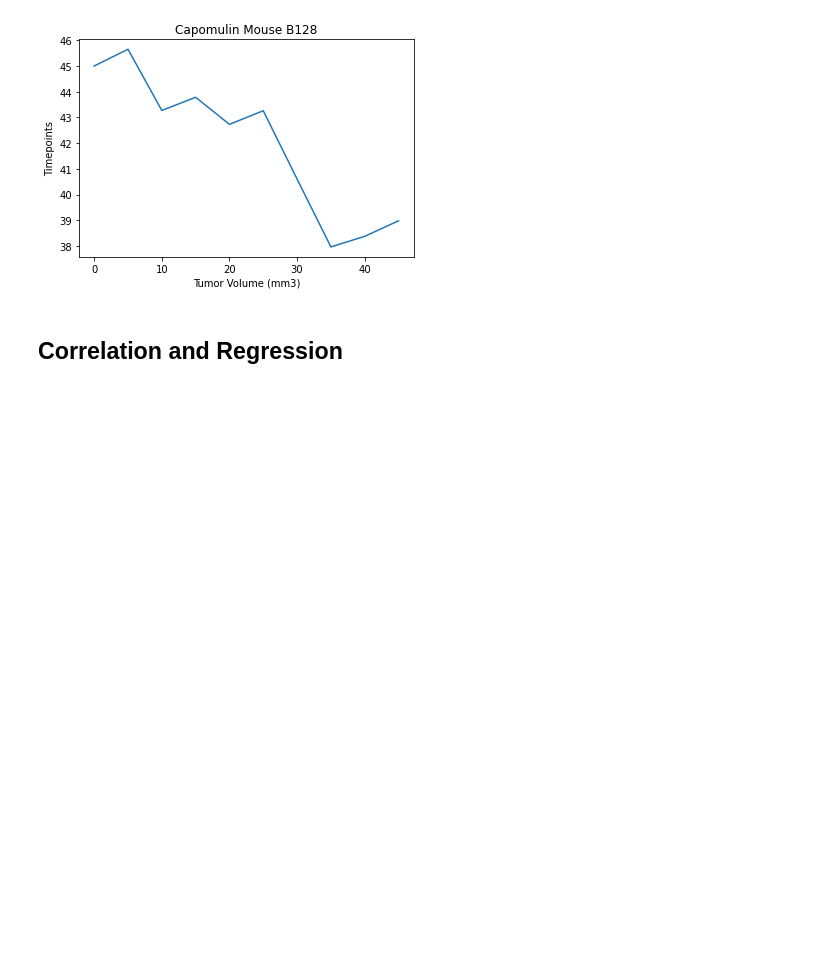
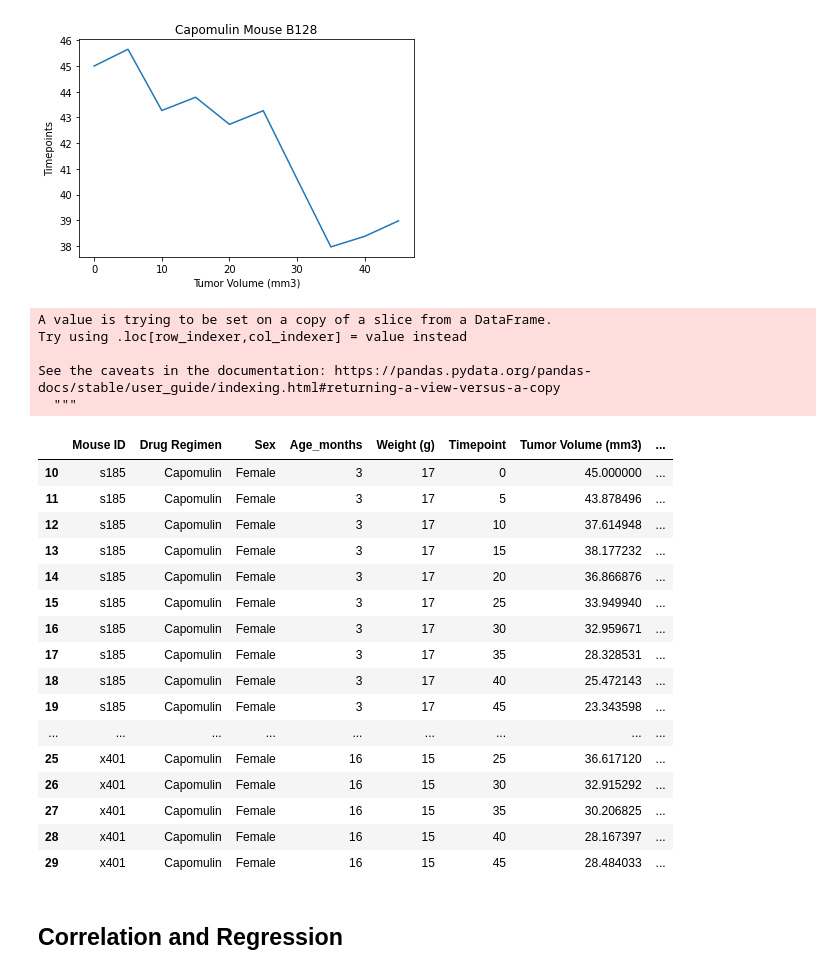
Before and after one commit to jump8621/Matplotlib_PowerofPlots, a Jupyter notebook: actual-Copy2.ipynb, the cells around one changed output. Cells and saved outputs as stored; diff of their text form; code cells hidden in the pictures; blank space fills up the shorter version.

```diff
--- a/actual-Copy2.ipynb
+++ b/actual-Copy2.ipynb
@@ -671,10 +671,42 @@ plt.show()
 # %%
 # Generate a scatter plot of mouse weight versus average tumor volume for the Capomulin regimen
 
+cap_mice_df = merge2_df.loc[merge2_df["Drug Regimen"]=="Capomulin"]
+cap_mice_df.head(20)
+cap_mice_df["Mean"] = cap_mice_df.groupby('Mouse ID')['Tumor Volume (mm3)'].mean()
+cap_mice_df.head(20)
+#weight_vol_df = cap_mice_df.plt.scatter(x="Weight (g)", y="Tumor Volume (mm3)")
 
-car_data.plot(kind="scatter", x="horsepower", y="mpg", grid=True, figsize=(8,8),
-              title="MPG Vs. Horsepower")
-plt.show()
+
+#weight_vol_df = cap_mice_df.plot(kind="scatter", x="Weight (g)", y="Tumor Volume (mm3)", figsize=(8,8), title="Tumor Weight (g) vs. Volume (mm3)")
+
+
+# car_data.plot(kind="scatter", x="horsepower", y="mpg", grid=True, figsize=(8,8),
+#               title="MPG Vs. Horsepower")
+# plt.show()
+# %% [output]
+A value is trying to be set on a copy of a slice from a DataFrame.
+Try using .loc[row_indexer,col_indexer] = value instead
+
+See the caveats in the documentation: https://pandas.pydata.org/pandas-docs/stable/user_guide/indexing.html#returning-a-view-versus-a-copy
+  """
+|  | Mouse ID | Drug Regimen | Sex | Age_months | Weight (g) | Timepoint | Tumor Volume (mm3) | ... |
+| 10 | s185 | Capomulin | Female | 3 | 17 | 0 | 45.000000 | ... |
+| 11 | s185 | Capomulin | Female | 3 | 17 | 5 | 43.878496 | ... |
+| 12 | s185 | Capomulin | Female | 3 | 17 | 10 | 37.614948 | ... |
+| 13 | s185 | Capomulin | Female | 3 | 17 | 15 | 38.177232 | ... |
+| 14 | s185 | Capomulin | Female | 3 | 17 | 20 | 36.866876 | ... |
+| 15 | s185 | Capomulin | Female | 3 | 17 | 25 | 33.949940 | ... |
+| 16 | s185 | Capomulin | Female | 3 | 17 | 30 | 32.959671 | ... |
+| 17 | s185 | Capomulin | Female | 3 | 17 | 35 | 28.328531 | ... |
+| 18 | s185 | Capomulin | Female | 3 | 17 | 40 | 25.472143 | ... |
+| 19 | s185 | Capomulin | Female | 3 | 17 | 45 | 23.343598 | ... |
+| ... | ... | ... | ... | ... | ... | ... | ... | ... |
+| 25 | x401 | Capomulin | Female | 16 | 15 | 25 | 36.617120 | ... |
+| 26 | x401 | Capomulin | Female | 16 | 15 | 30 | 32.915292 | ... |
+| 27 | x401 | Capomulin | Female | 16 | 15 | 35 | 30.206825 | ... |
+| 28 | x401 | Capomulin | Female | 16 | 15 | 40 | 28.167397 | ... |
+| 29 | x401 | Capomulin | Female | 16 | 15 | 45 | 28.484033 | ... |
 # %% [markdown]
 ## Correlation and Regression
 # %%
```
